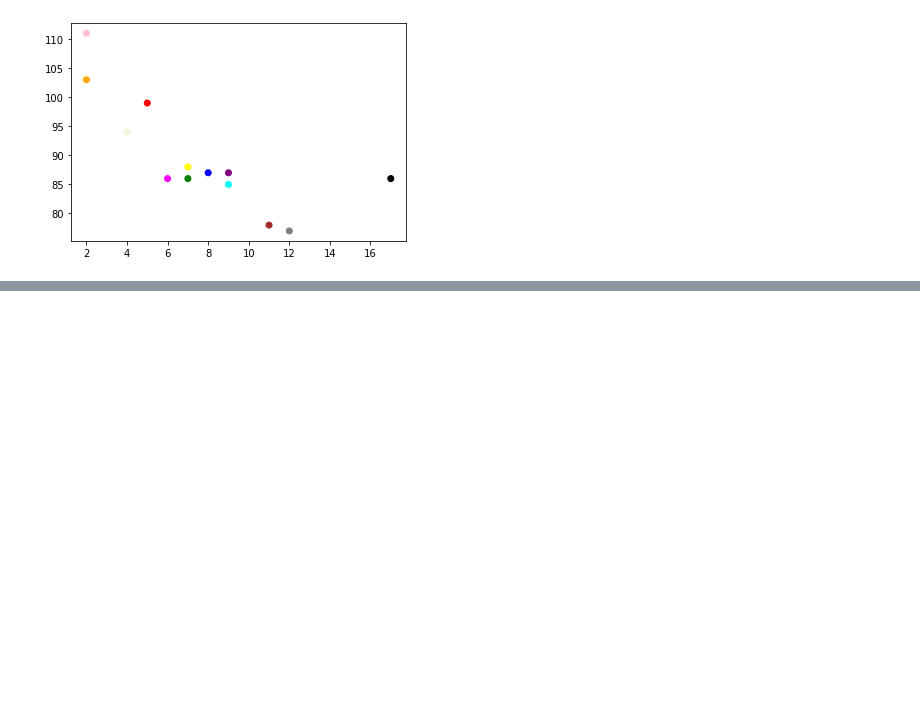
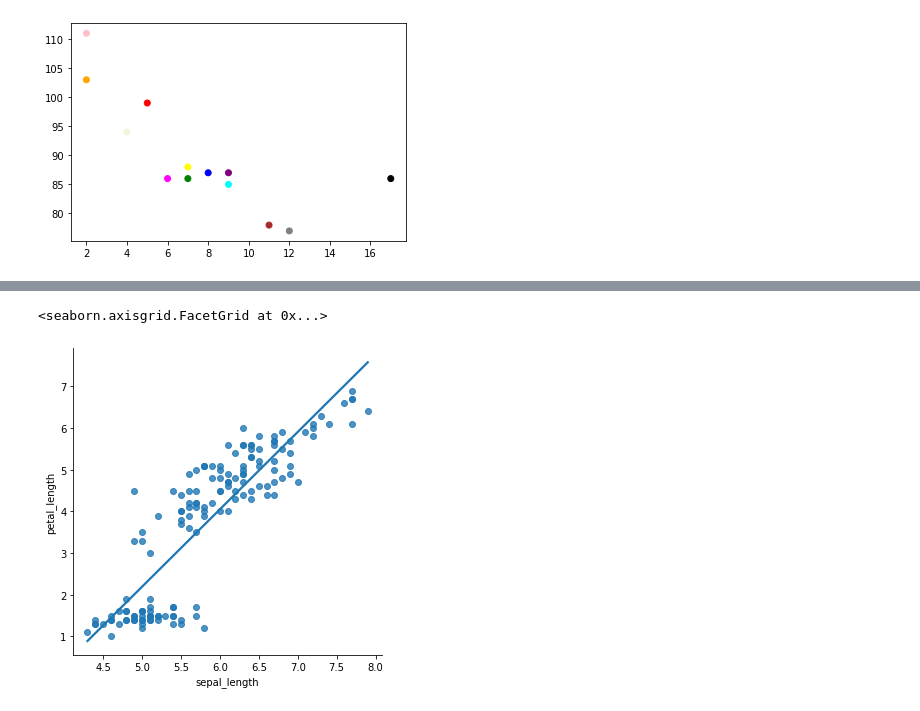
Before and after one commit to Thien-Nguyen-Git/Iris_Flowers, a Jupyter notebook: TestingScatterPlot.ipynb, the cells around one changed output, grey strips where cells are left out. Saved outputs shown, nothing was run; the diff lists cells and outputs as text; code cells hidden in the pictures; blank space fills up the shorter version.

```diff
--- a/TestingScatterPlot.ipynb
+++ b/TestingScatterPlot.ipynb
@@ -57,0 +101,16 @@ plt.show()
+# %%
+
+# importing libraries
+import seaborn as sb
+
+# load data
+df = sb.load_dataset('iris')
+
+# use lmplot
+sb.lmplot(x = "sepal_length",
+            y = "petal_length",
+            ci = None,
+            data = df)
+# %% [output]
+<seaborn.axisgrid.FacetGrid at 0x...>
+[figure, added]
```
Also changed, not shown: parts of 2 cells of this notebook, 1 other file.
